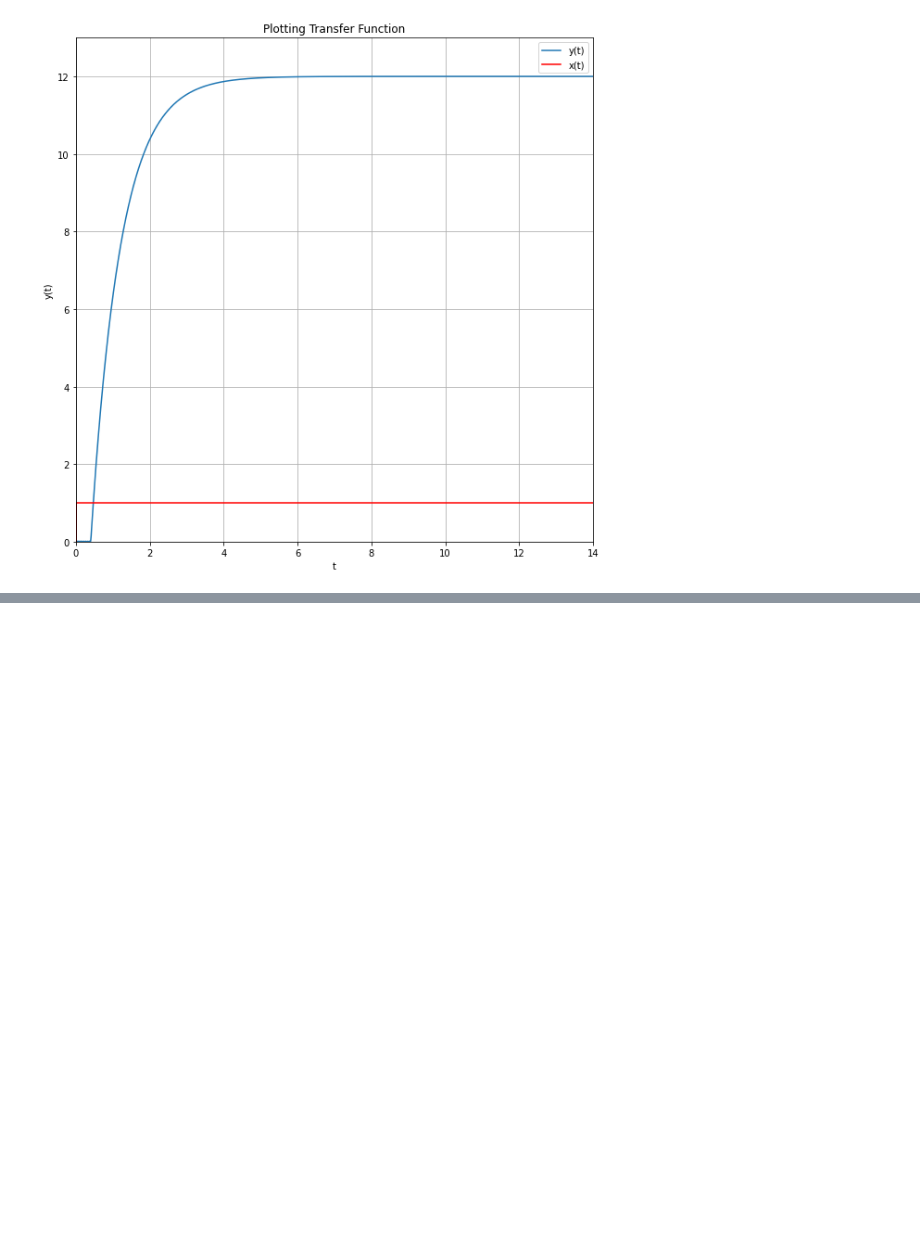
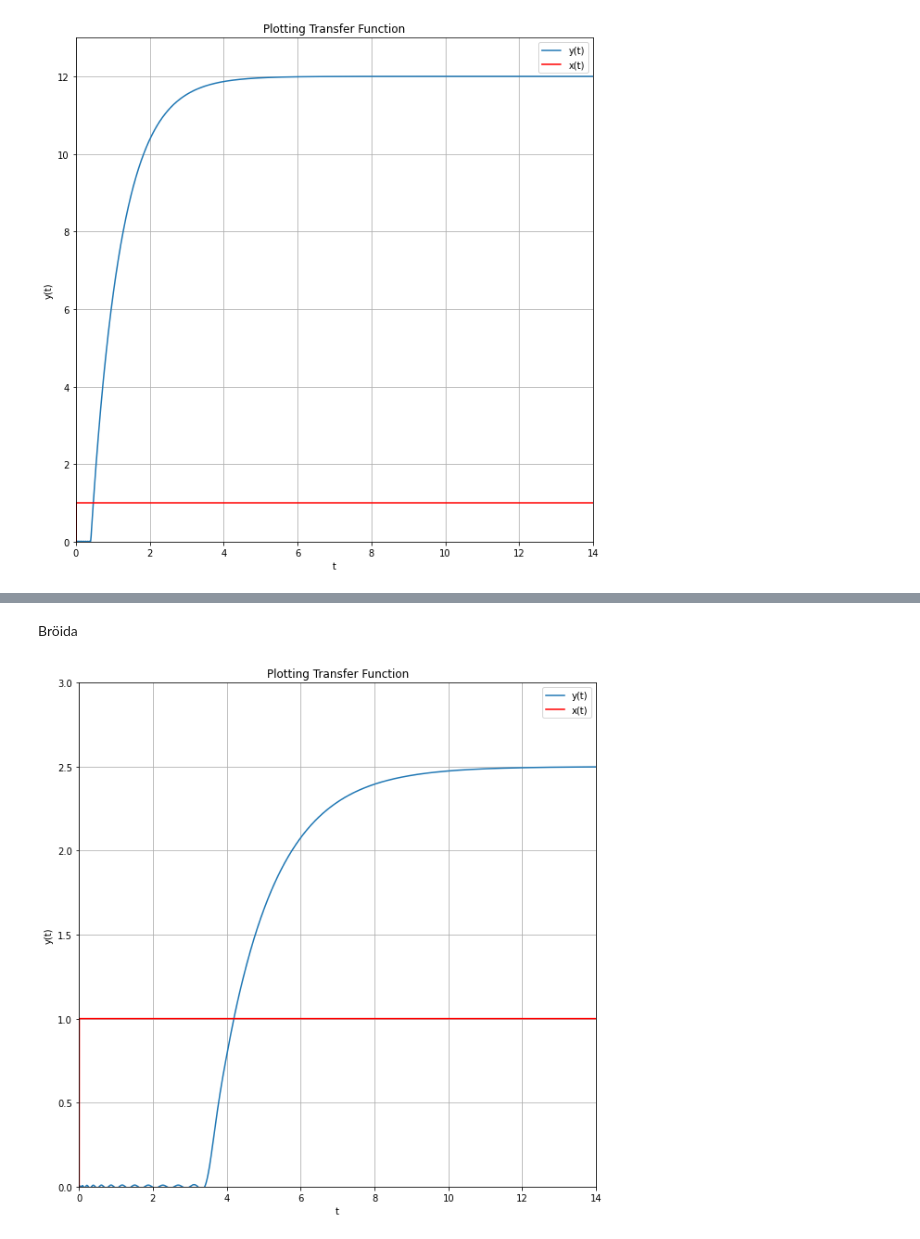
Before and after one commit to Ricardo-Gomez-4-113/Control-inteligente, a Jupyter notebook: Control_Inteligente.ipynb, the cells around one changed output, grey strips where cells are left out. Drawn from its saved outputs; the diff is of its cells as text; code cells hidden in the pictures; blank space fills up the shorter version.

```diff
--- a/Control_Inteligente.ipynb
+++ b/Control_Inteligente.ipynb
@@ -1059,0 +1145,56 @@ plt.show()
+# %% [markdown]
+Bröida
+# %%
+# Definimos las constantes
+td = 1.2
+t1 = 0.39
+t2 = 0.65
+a = -5.5
+b = 5.5
+c = 2.8
+d = -1.8
+k = 2.5
+# Calculamos el valor de t y tm
+t = (t1*a) + (t2*b)
+tm = (t1*c) - (t2*d)
+e = td + tm
+# Importamos las librerias
+import numpy as np
+import control as cn
+import matplotlib.pyplot as plt
+
+# Definimos las variables
+num = [k]
+den =[t,1]
+transfer_function = cn.tf(num,den)
+
+# Definimos el retardo de la funcion de tranferencia
+numd, dend = cn.pade(e,25) #exp 5 seg.
+delay = cn.tf(numd,dend)
+system_delayed=transfer_function*delay
+
+# Determinamos el inicio y fin de la grafica
+tstart = 0
+tend = 14
+sample = 0.001
+time = np.arange(tstart,tend+sample, sample)
+input2 = np.ones(time.shape)
+input2[0:6]= 0
+
+# Definimos la funvion de escalon unitario
+time, yout = cn.step_response(system_delayed,time)
+
+# Definimos el grafico
+figure = plt.figure(figsize=(10,10))
+ax = figure.add_subplot(111)
+ax.plot(time,yout,label ='y(t)')
+ax.plot(time,input2,'r', label='x(t)')
+ax.set_title('Plotting Transfer Function')
+ax.set_xlabel('t')
+ax.set_ylabel('y(t)')
+ax.axis([0,14,0,3])#ax.axis([xmin,xmax,ymin,ymax])
+ax.legend()
+ax.grid()
+plt.show()
+# %% [output]
+[figure, added]
```
Also changed, not shown: parts of 7 cells of this notebook.
